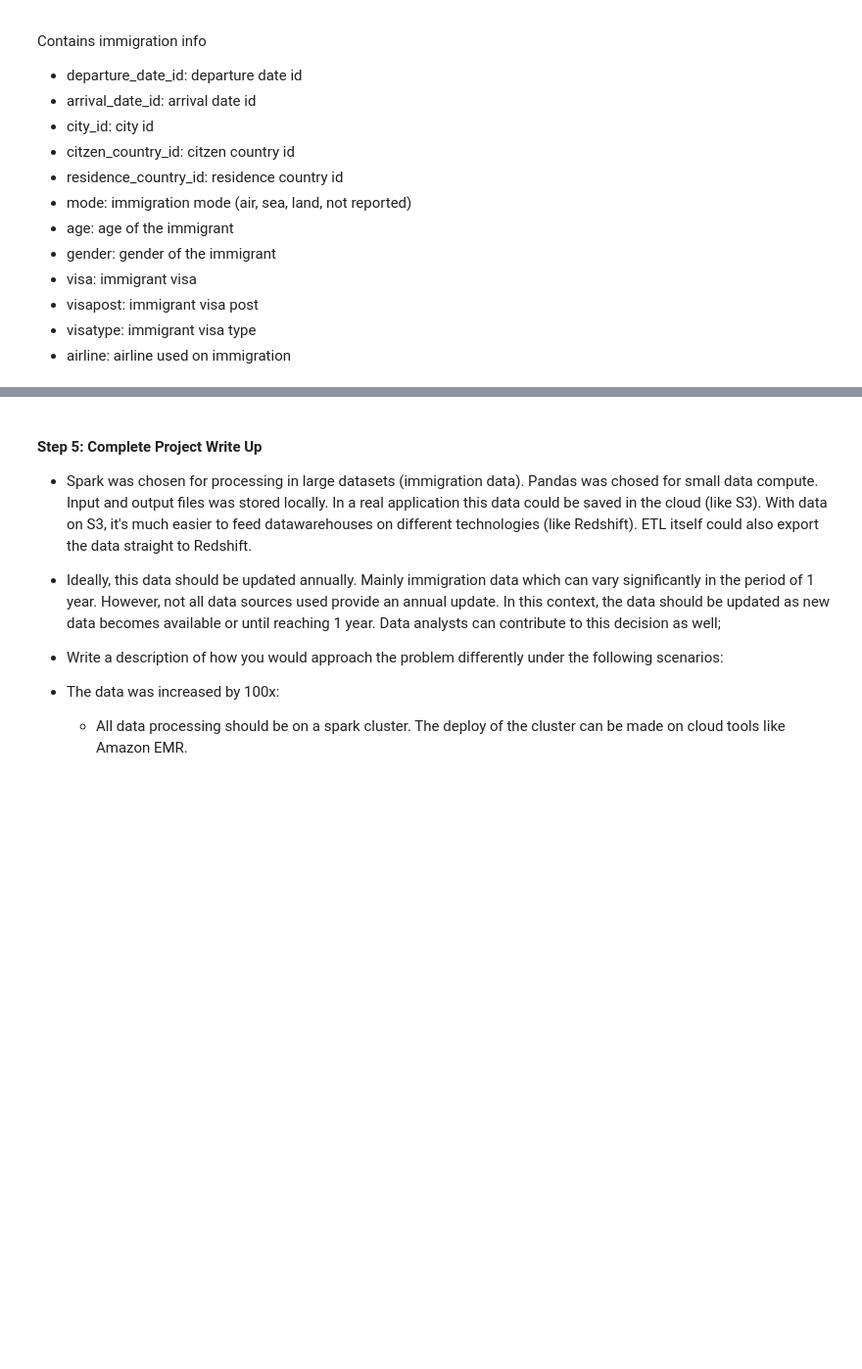
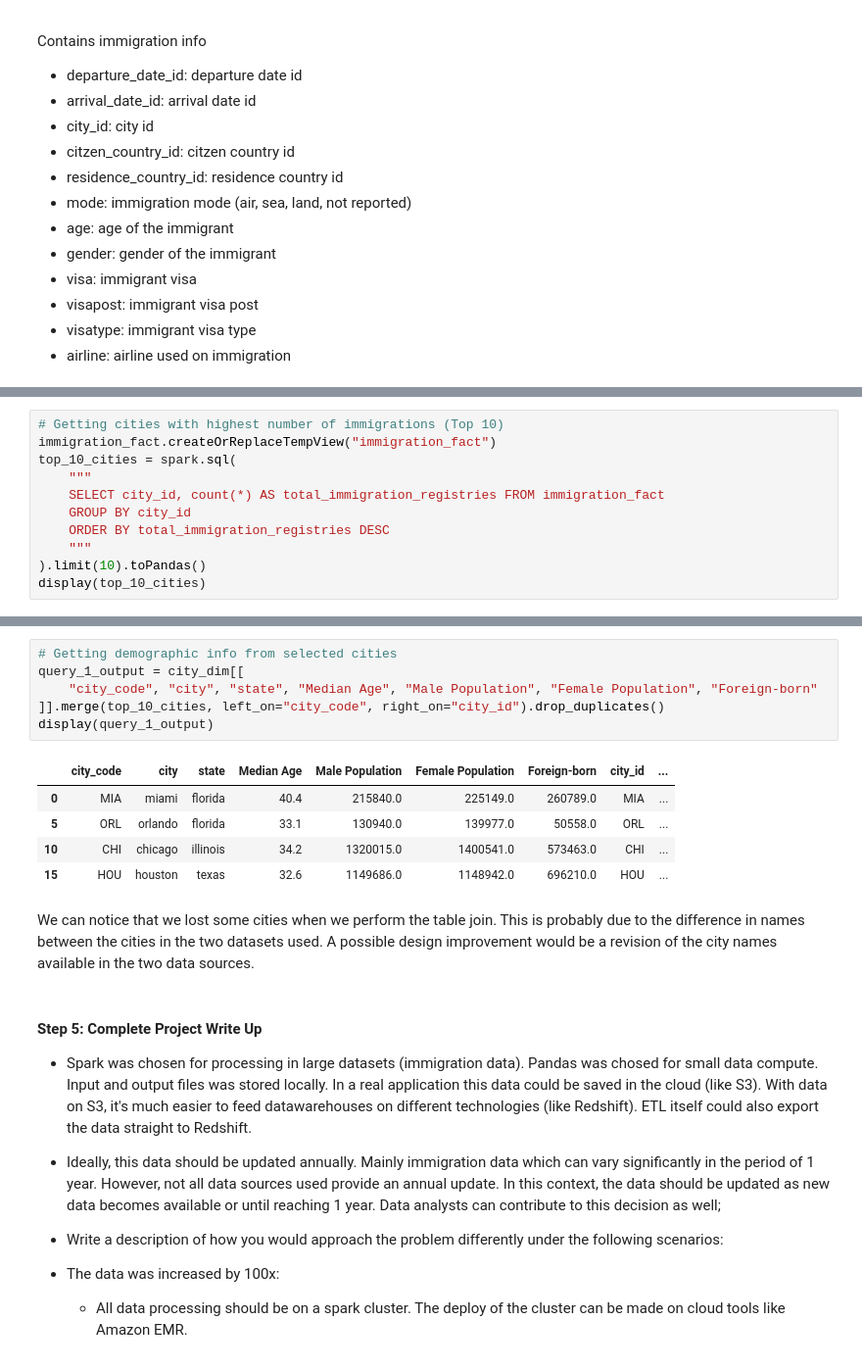
Before and after one commit to pkozilek/nanodegree-data-engineering-capstone, a Jupyter notebook: project.ipynb, the cells around one changed output, grey strips where cells are left out. Shown at 98% size. Cells and saved outputs as stored; diff of their text form; blank space fills up the shorter version.

```diff
--- a/project.ipynb
+++ b/project.ipynb
@@ -818,0 +882,11 @@ Contains immigration info
+# %%
+# Getting cities with highest number of immigrations (Top 10)
+immigration_fact.createOrReplaceTempView("immigration_fact")
+top_10_cities = spark.sql(
+    """
+    SELECT city_id, count(*) AS total_immigration_registries FROM immigration_fact
+    GROUP BY city_id
+    ORDER BY total_immigration_registries DESC
+    """
+).limit(10).toPandas()
+display(top_10_cities)
@@ -819,3 +905,17 @@ Contains immigration info
+# %%
+# Getting demographic info from selected cities
+query_1_output = city_dim[[
+    "city_code", "city", "state", "Median Age", "Male Population", "Female Population", "Foreign-born"
+]].merge(top_10_cities, left_on="city_code", right_on="city_id").drop_duplicates()
+display(query_1_output)
+# %% [output]
+|  | city_code | city | state | Median Age | Male Population | Female Population | Foreign-born | city_id | ... |
+| 0 | MIA | miami | florida | 40.4 | 215840.0 | 225149.0 | 260789.0 | MIA | ... |
+| 5 | ORL | orlando | florida | 33.1 | 130940.0 | 139977.0 | 50558.0 | ORL | ... |
+| 10 | CHI | chicago | illinois | 34.2 | 1320015.0 | 1400541.0 | 573463.0 | CHI | ... |
+| 15 | HOU | houston | texas | 32.6 | 1149686.0 | 1148942.0 | 696210.0 | HOU | ... |
+# %% [markdown]
+We can notice that we lost some cities when we perform the table join. This is probably due to the difference in names between the cities in the two datasets used. A possible design improvement would be a revision of the city names available in the two data sources.
 # %% [markdown]
 #### Step 5: Complete Project Write Up
 * Spark was chosen for processing in large datasets (immigration data). Pandas was chosed for small data compute. Input and output files was stored locally. In a real application this data could be saved in the cloud (like S3). With data on S3, it's much easier to feed datawarehouses on different technologies (like Redshift). ETL itself could also export the data straight to Redshift.
```
Also changed, not shown: parts of 11 cells of this notebook.
